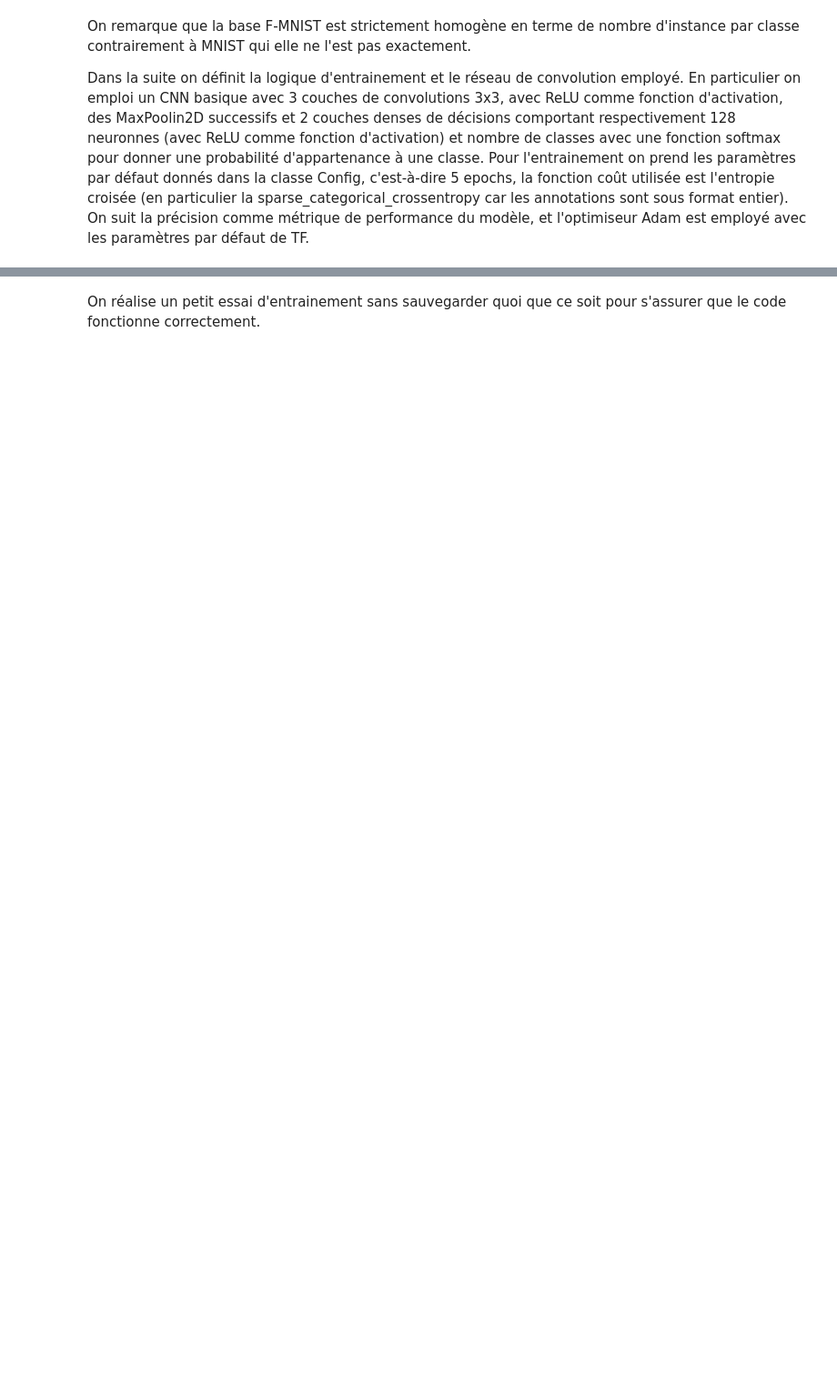
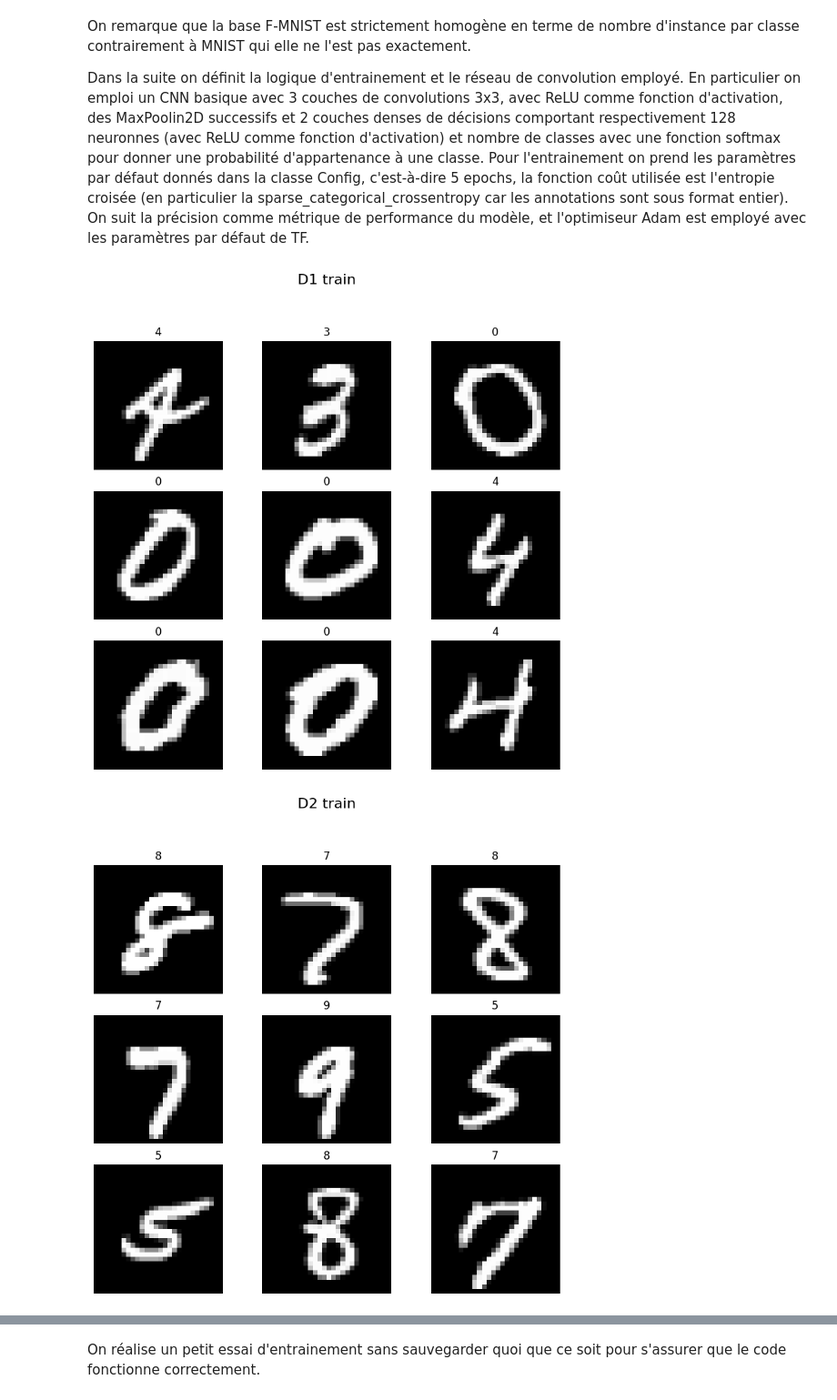
Before and after one commit to mlam21/Numerical_Project, a Jupyter notebook: DL_project.ipynb, the cells around one changed output, grey strips where cells are left out. Shown at 91% size. Drawn from its saved outputs; the diff is of its cells as text; code cells hidden in the pictures; blank space fills up the shorter version.

```diff
--- a/DL_project.ipynb
+++ b/DL_project.ipynb
@@ -269,3 +449,22 @@ Dans la suite on définit la logique d'entrainement et le réseau de convolution
 En particulier on emploi un CNN basique avec 3 couches de convolutions 3x3, avec ReLU comme fonction d'activation, des MaxPoolin2D successifs et 2 couches denses de décisions comportant respectivement 128 neuronnes (avec ReLU comme fonction d'activation) et nombre de classes avec une fonction softmax pour donner une probabilité d'appartenance à une classe.
 Pour l'entrainement on prend les paramètres par défaut donnés dans la classe Config, c'est-à-dire 5 epochs, la fonction coût utilisée est l'entropie croisée (en particulier la sparse_categorical_crossentropy car les annotations sont sous format entier).
 On suit la précision comme métrique de performance du modèle, et l'optimiseur Adam est employé avec les paramètres par défaut de TF.
+# %%
+# Half-mnist
+config = Config(dset_pair=Dset_pairs.half_mnist)
+d1_train, d2_train, d1_test, d2_test, class_names = merge_datasets(config)
+
+visualize_images(d1_train, class_names, title="D1 train")
+visualize_images(d2_train, class_names, title="D2 train")
+
+visualize_images(d1_test, class_names, title="D1 test")
+visualize_images(d2_test, class_names, title="D2 test")
+
+plot_class_distribution(d1_train, num_classes=len(class_names), title="D1 train")
+plot_class_distribution(d2_train, num_classes=len(class_names), title="D2 train")
+
+plot_class_distribution(d1_test, num_classes=len(class_names), title="D1 test")
+plot_class_distribution(d2_test, num_classes=len(class_names), title="D2 test")
+# %% [output]
+[figure, added]
+[figure, added]
```
Also changed, not shown: parts of 17 cells of this notebook, 6 other files.
